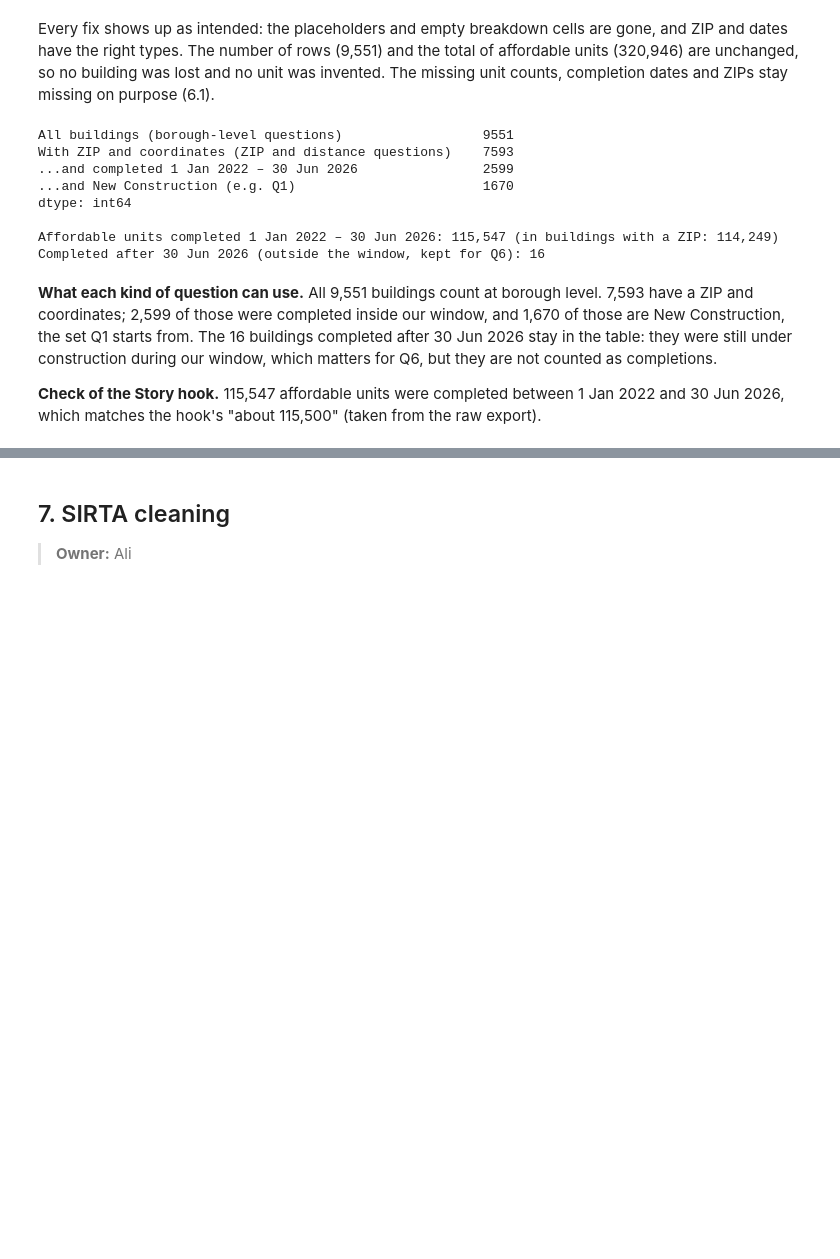
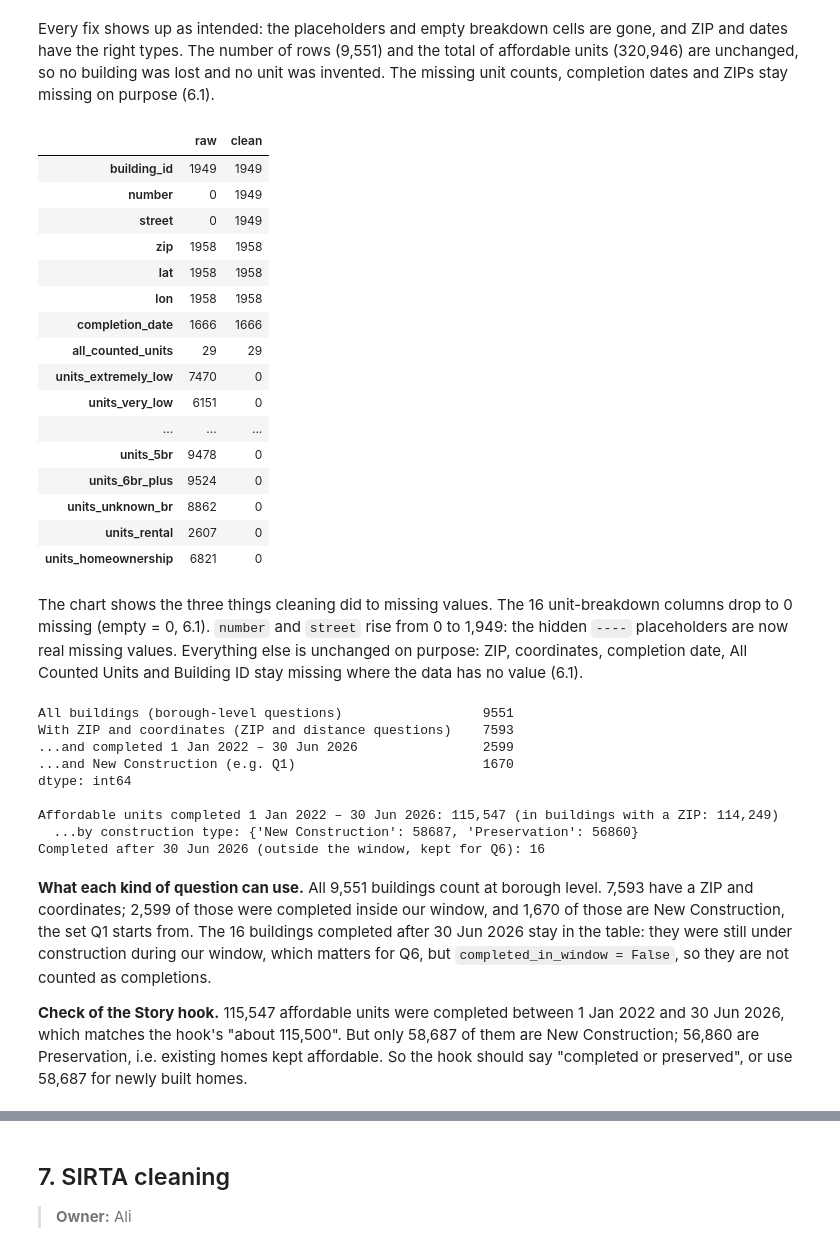
Before and after one commit to mohamednazmy23/nyc-housing-street-safety, a Jupyter notebook: notebooks/nyc_dev_project.ipynb, the cells around one changed output, grey strips where cells are left out. Cells and saved outputs as stored; diff of their text form; code cells hidden in the pictures; blank space fills up the shorter version.

```diff
--- a/notebooks/nyc_dev_project.ipynb
+++ b/notebooks/nyc_dev_project.ipynb
@@ -1167,9 +1194,44 @@ before_after
 | Total affordable units | 320,946 | 320,946 |
 # %% [markdown]
 Every fix shows up as intended: the placeholders and empty breakdown cells are gone, and ZIP and dates have the right types. The number of rows (9,551) and the total of affordable units (320,946) are unchanged, so no building was lost and no unit was invented. The missing unit counts, completion dates and ZIPs stay missing on purpose (6.1).
+# %%
+# Visual check: missing cells per column, raw vs clean (columns kept in housing_clean)
+missing_compare = pd.DataFrame({
+    "raw": df_housing[list(rename)].isna().sum().values,
+    "clean": housing_clean[list(rename.values())].isna().sum().values,
+}, index=list(rename.values()))
+with_missing = missing_compare[missing_compare.max(axis=1) > 0]
+long = with_missing.reset_index(names="column").melt(id_vars="column", var_name="data", value_name="missing cells")
+fig = px.bar(long, x="missing cells", y="column", color="data", barmode="group", orientation="h",
+             color_discrete_map={"raw": "#B0B0B0", "clean": "#D1495B"},
+             title="Cleaning filled the empty unit breakdowns and exposed the hidden '----' addresses")
+fig.update_layout(height=700)
+fig.update_yaxes(autorange="reversed")
+fig.show()
+with_missing
+# %% [output]
+|  | raw | clean |
+| building_id | 1949 | 1949 |
+| number | 0 | 1949 |
+| street | 0 | 1949 |
+| zip | 1958 | 1958 |
+| lat | 1958 | 1958 |
+| lon | 1958 | 1958 |
+| completion_date | 1666 | 1666 |
+| all_counted_units | 29 | 29 |
+| units_extremely_low | 7470 | 0 |
+| units_very_low | 6151 | 0 |
+| ... | ... | ... |
+| units_5br | 9478 | 0 |
+| units_6br_plus | 9524 | 0 |
+| units_unknown_br | 8862 | 0 |
+| units_rental | 2607 | 0 |
+| units_homeownership | 6821 | 0 |
+# %% [markdown]
+The chart shows the three things cleaning did to missing values. The 16 unit-breakdown columns drop to 0 missing (empty = 0, 6.1). `number` and `street` rise from 0 to 1,949: the hidden `----` placeholders are now real missing values. Everything else is unchanged on purpose: ZIP, coordinates, completion date, All Counted Units and Building ID stay missing where the data has no value (6.1).
 # %%
 # How many buildings each kind of question can use, after cleaning
-in_window = housing_clean["completion_date"].between("2022-01-01", "2026-06-30")
+in_window = housing_clean["completed_in_window"]
 located = housing_clean["has_location"]
 new_construction = housing_clean["construction_type"].eq("New Construction")
 usable = pd.Series({
@@ -1181,6 +1243,8 @@ usable = pd.Series({
 print(usable, "\n")
 print(f"Affordable units completed 1 Jan 2022 – 30 Jun 2026: {housing_clean.loc[in_window, 'all_counted_units'].sum():,}"
       f" (in buildings with a ZIP: {housing_clean.loc[in_window & located, 'all_counted_units'].sum():,})")
+print("  ...by construction type:",
+      housing_clean.loc[in_window].groupby("construction_type")["all_counted_units"].sum().to_dict())
 print("Completed after 30 Jun 2026 (outside the window, kept for Q6):",
       (housing_clean["completion_date"] > "2026-06-30").sum())
 
@@ -1197,11 +1261,12 @@ With ZIP and coordinates (ZIP and distance questions)    7593
 dtype: int64
 
 Affordable units completed 1 Jan 2022 – 30 Jun 2026: 115,547 (in buildings with a ZIP: 114,249)
+  ...by construction type: {'New Construction': 58687, 'Preservation': 56860}
 Completed after 30 Jun 2026 (outside the window, kept for Q6): 16
 # %% [markdown]
-**What each kind of question can use.** All 9,551 buildings count at borough level. 7,593 have a ZIP and coordinates; 2,599 of those were completed inside our window, and 1,670 of those are New Construction, the set Q1 starts from. The 16 buildings completed after 30 Jun 2026 stay in the table: they were still under construction during our window, which matters for Q6, but they are not counted as completions.
+**What each kind of question can use.** All 9,551 buildings count at borough level. 7,593 have a ZIP and coordinates; 2,599 of those were completed inside our window, and 1,670 of those are New Construction, the set Q1 starts from. The 16 buildings completed after 30 Jun 2026 stay in the table: they were still under construction during our window, which matters for Q6, but `completed_in_window = False`, so they are not counted as completions.
 
-**Check of the Story hook.** 115,547 affordable units were completed between 1 Jan 2022 and 30 Jun 2026, which matches the hook's "about 115,500" (taken from the raw export).
+**Check of the Story hook.** 115,547 affordable units were completed between 1 Jan 2022 and 30 Jun 2026, which matches the hook's "about 115,500". But only 58,687 of them are New Construction; 56,860 are Preservation, i.e. existing homes kept affordable. So the hook should say "completed or preserved", or use 58,687 for newly built homes.
 # %% [markdown]
 ### 6.x Summary: housing cleaning decisions
 
```
Also changed, not shown: parts of 12 cells of this notebook, 4 other files.
